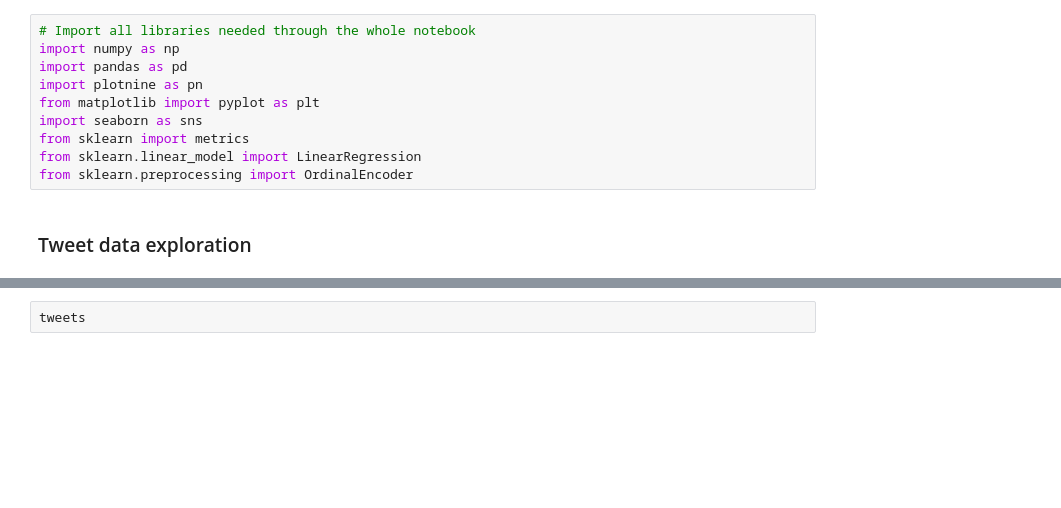
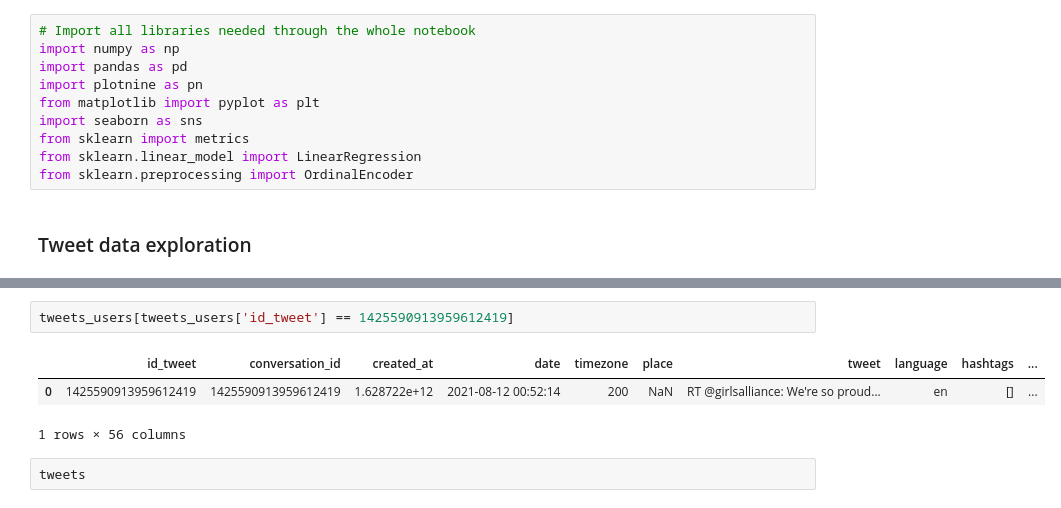
Before and after one commit to TehWeifu/IABD, a Jupyter notebook: SistemasDeAprendizajeAutomatico/Andreas/2-Twitter/JBSL-TwitterModel.ipynb, the cells around one changed output, grey strips where cells are left out. Saved outputs shown, nothing was run; the diff lists cells and outputs as text; blank space fills up the shorter version.

```diff
--- a/SistemasDeAprendizajeAutomatico/Andreas/2-Twitter/JBSL-TwitterModel.ipynb
+++ b/SistemasDeAprendizajeAutomatico/Andreas/2-Twitter/JBSL-TwitterModel.ipynb
@@ -17,3 +38,9 @@ tweets = pd.read_csv('./data/tweets.csv')
+# %%
+tweets_users[tweets_users['id_tweet'] == 1425590913959612419]
+# %% [output]
+|  | id_tweet | conversation_id | created_at | date | timezone | place | tweet | language | hashtags | ... |
+| 0 | 1425590913959612419 | 1425590913959612419 | 1.628722e+12 | 2021-08-12 00:52:14 | 200 | NaN | RT @girlsalliance: We're so proud... | en | [] | ... |
+1 rows × 56 columns
 # %%
 tweets
 # %% [output]
```
Also changed, not shown: parts of 8 cells of this notebook, 6 other files.
